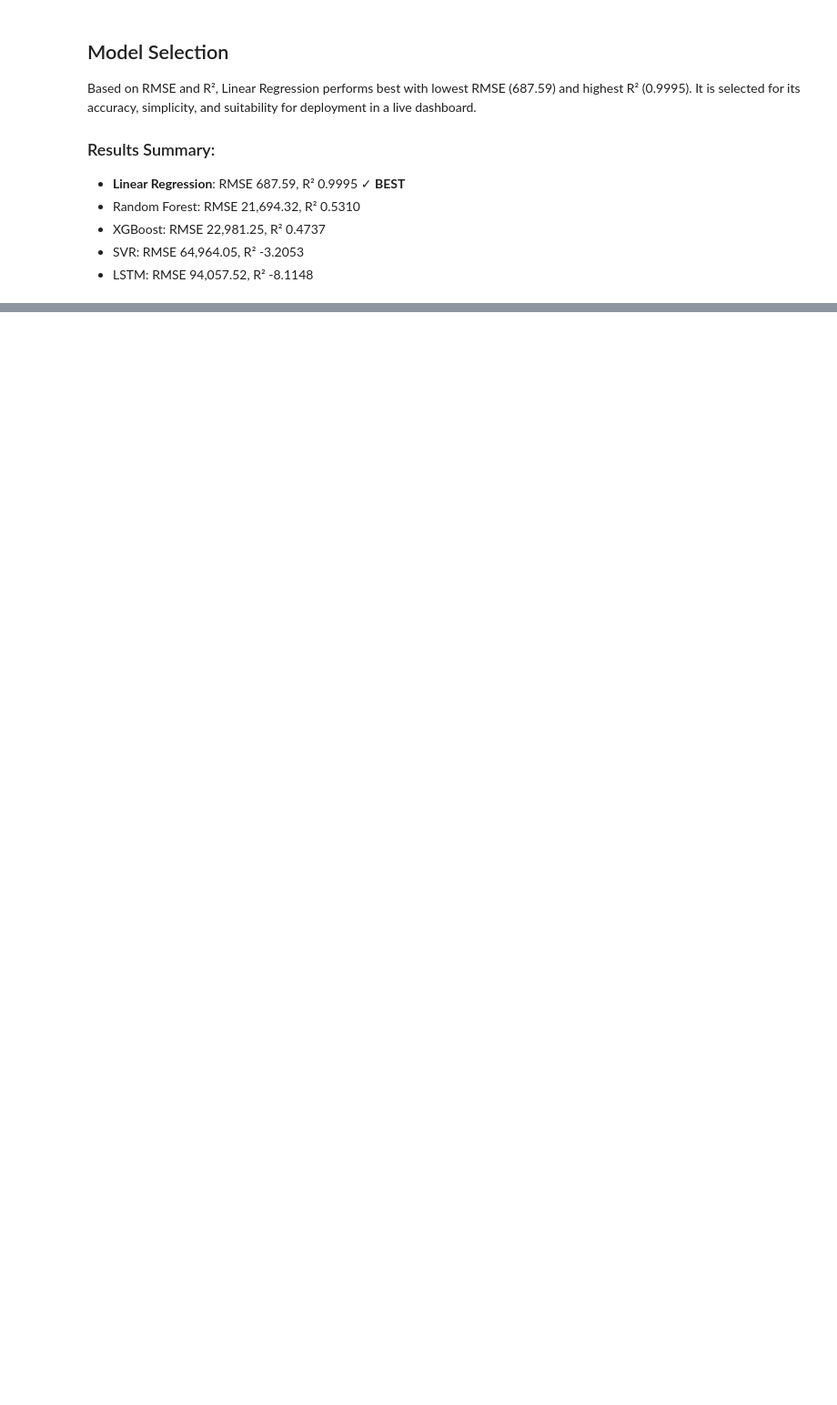
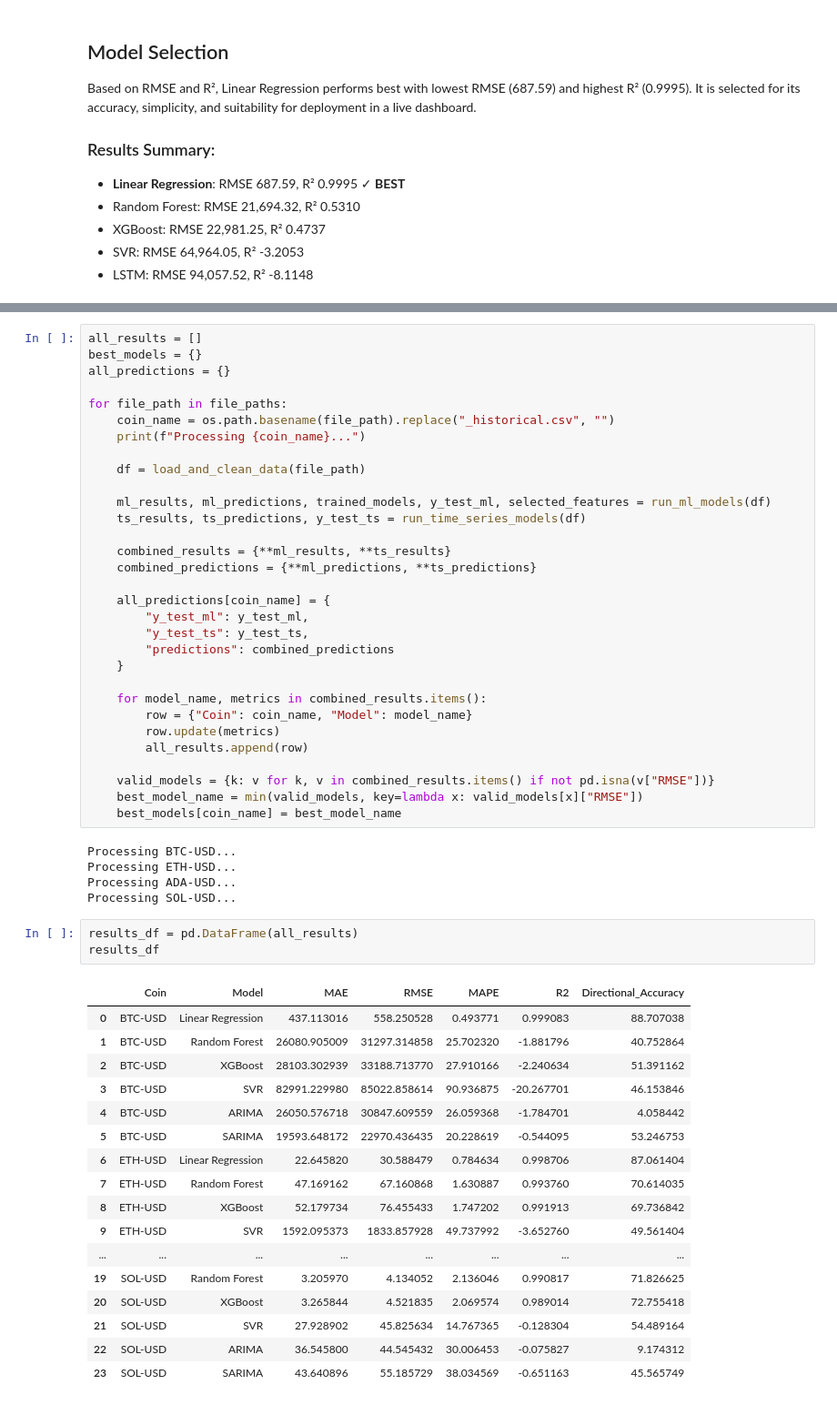
Before and after one commit to Shyam-Gopal-Shrestha/Cryptocurrency-price-prediction, a Jupyter notebook: notebooks/model_comparison.ipynb, the cells around one changed output, grey strips where cells are left out. Shown at 91% size. Cells and saved outputs as stored; diff of their text form; blank space fills up the shorter version.

```diff
--- a/notebooks/model_comparison.ipynb
+++ b/notebooks/model_comparison.ipynb
@@ -101,0 +503,57 @@ Based on RMSE and R², Linear Regression performs best with lowest RMSE (687.59)
+# %%
+all_results = []
+best_models = {}
+all_predictions = {}
+
+for file_path in file_paths:
+    coin_name = os.path.basename(file_path).replace("_historical.csv", "")
+    print(f"Processing {coin_name}...")
+
+    df = load_and_clean_data(file_path)
+
+    ml_results, ml_predictions, trained_models, y_test_ml, selected_features = run_ml_models(df)
+    ts_results, ts_predictions, y_test_ts = run_time_series_models(df)
+
+    combined_results = {**ml_results, **ts_results}
+    combined_predictions = {**ml_predictions, **ts_predictions}
+
+    all_predictions[coin_name] = {
+        "y_test_ml": y_test_ml,
+        "y_test_ts": y_test_ts,
+        "predictions": combined_predictions
+    }
+
+    for model_name, metrics in combined_results.items():
+        row = {"Coin": coin_name, "Model": model_name}
+        row.update(metrics)
+        all_results.append(row)
+
+    valid_models = {k: v for k, v in combined_results.items() if not pd.isna(v["RMSE"])}
+    best_model_name = min(valid_models, key=lambda x: valid_models[x]["RMSE"])
+    best_models[coin_name] = best_model_name
+# %% [output]
+Processing BTC-USD...
+Processing ETH-USD...
+Processing ADA-USD...
+Processing SOL-USD...
+# %%
+results_df = pd.DataFrame(all_results)
+results_df
+# %% [output]
+|  | Coin | Model | MAE | RMSE | MAPE | R2 | Directional_Accuracy |
+| 0 | BTC-USD | Linear Regression | 437.113016 | 558.250528 | 0.493771 | 0.999083 | 88.707038 |
+| 1 | BTC-USD | Random Forest | 26080.905009 | 31297.314858 | 25.702320 | -1.881796 | 40.752864 |
+| 2 | BTC-USD | XGBoost | 28103.302939 | 33188.713770 | 27.910166 | -2.240634 | 51.391162 |
+| 3 | BTC-USD | SVR | 82991.229980 | 85022.858614 | 90.936875 | -20.267701 | 46.153846 |
+| 4 | BTC-USD | ARIMA | 26050.576718 | 30847.609559 | 26.059368 | -1.784701 | 4.058442 |
+| 5 | BTC-USD | SARIMA | 19593.648172 | 22970.436435 | 20.228619 | -0.544095 | 53.246753 |
+| 6 | ETH-USD | Linear Regression | 22.645820 | 30.588479 | 0.784634 | 0.998706 | 87.061404 |
+| 7 | ETH-USD | Random Forest | 47.169162 | 67.160868 | 1.630887 | 0.993760 | 70.614035 |
+| 8 | ETH-USD | XGBoost | 52.179734 | 76.455433 | 1.747202 | 0.991913 | 69.736842 |
+| 9 | ETH-USD | SVR | 1592.095373 | 1833.857928 | 49.737992 | -3.652760 | 49.561404 |
+| ... | ... | ... | ... | ... | ... | ... | ... |
+| 19 | SOL-USD | Random Forest | 3.205970 | 4.134052 | 2.136046 | 0.990817 | 71.826625 |
+| 20 | SOL-USD | XGBoost | 3.265844 | 4.521835 | 2.069574 | 0.989014 | 72.755418 |
+| 21 | SOL-USD | SVR | 27.928902 | 45.825634 | 14.767365 | -0.128304 | 54.489164 |
+| 22 | SOL-USD | ARIMA | 36.545800 | 44.545432 | 30.006453 | -0.075827 | 9.174312 |
+| 23 | SOL-USD | SARIMA | 43.640896 | 55.185729 | 38.034569 | -0.651163 | 45.565749 |
```
Also changed, not shown: parts of 23 cells of this notebook, 17 other files.
